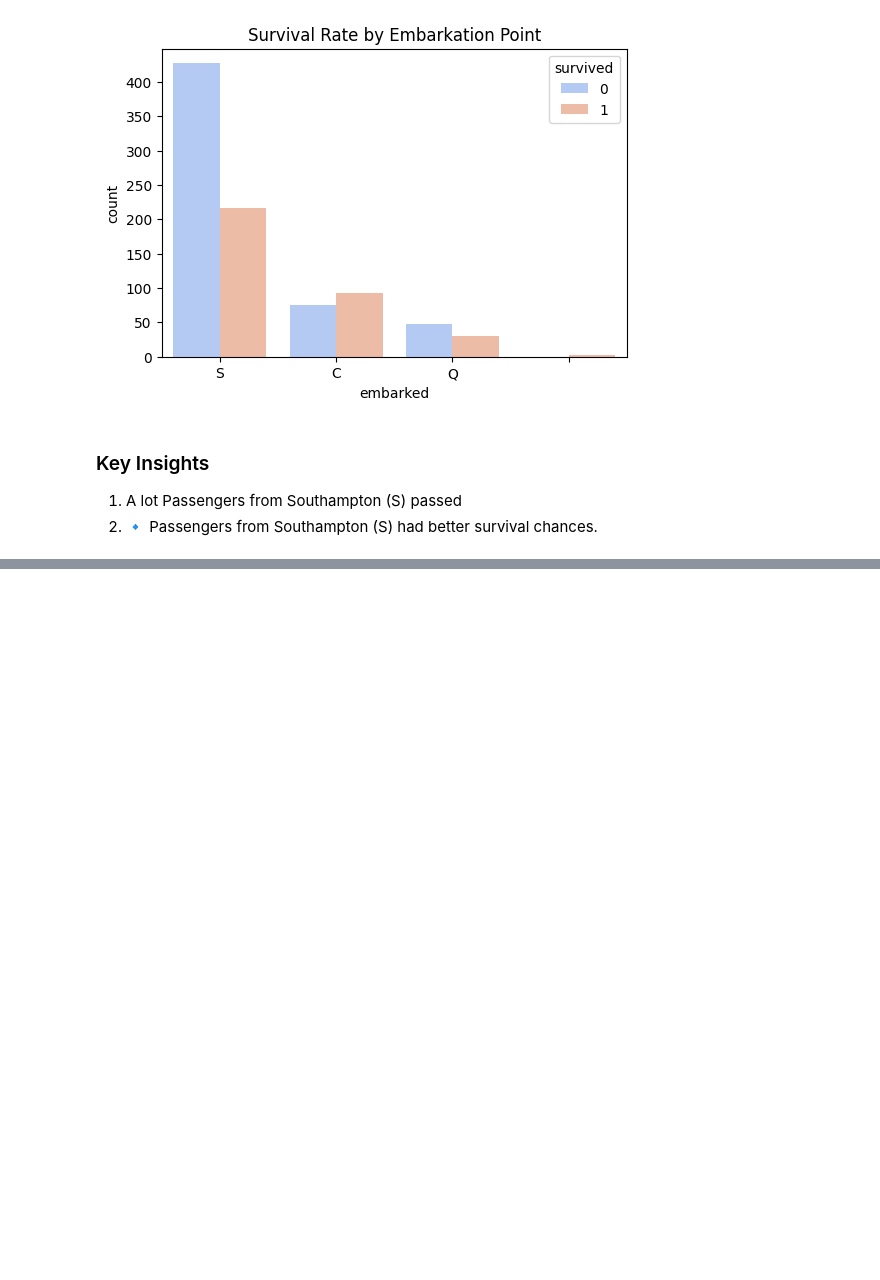
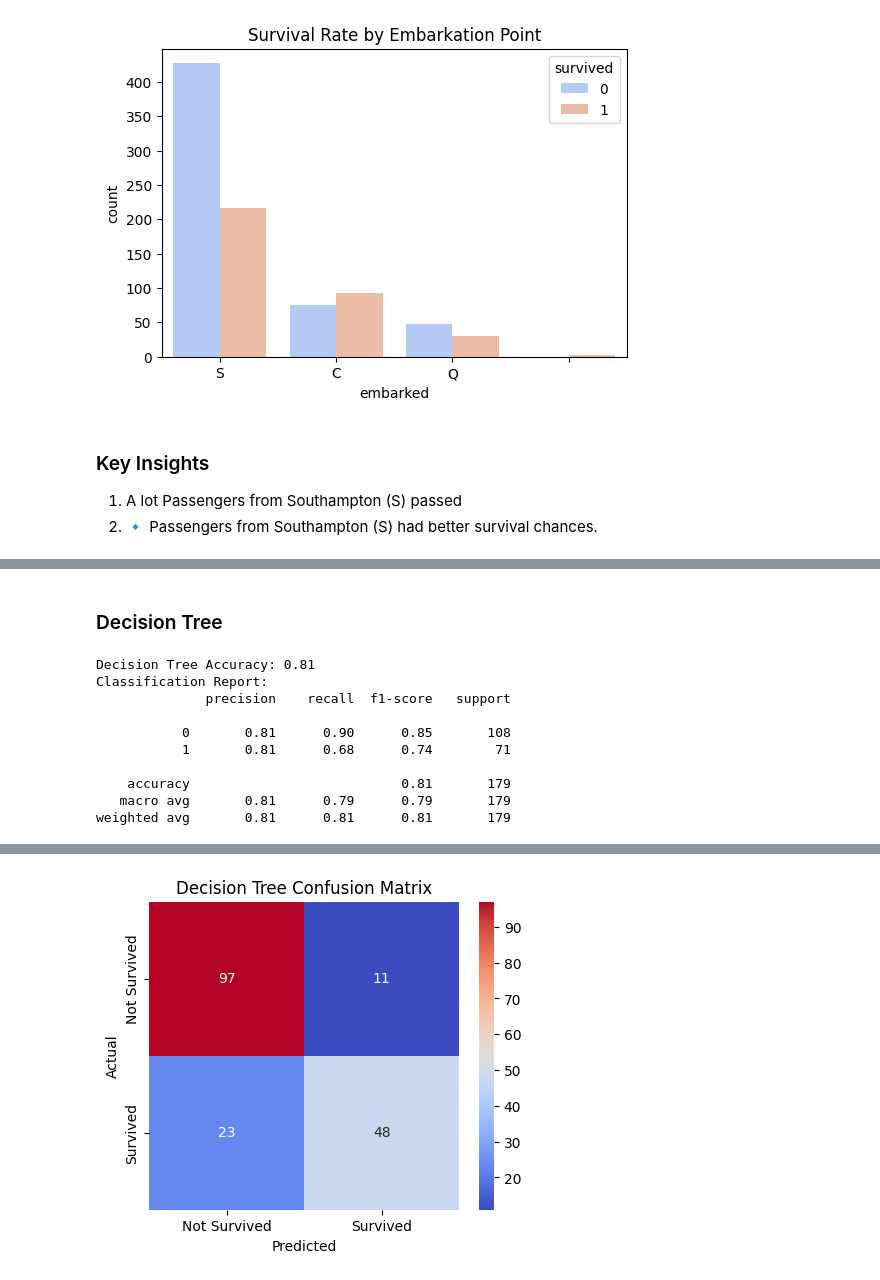
Before and after one commit to Queenzy-Ongeye/TitanicSurvivalAnalysis, a Jupyter notebook: index.ipynb, the cells around one changed output, grey strips where cells are left out. Saved outputs shown, nothing was run; the diff lists cells and outputs as text; code cells hidden in the pictures; blank space fills up the shorter version.

```diff
--- a/index.ipynb
+++ b/index.ipynb
@@ -424,0 +757,37 @@ plt.show()
+# %% [markdown]
+### Decision Tree
+# %%
+# Initialize the Decision Tree model
+dt_model = DecisionTreeClassifier(criterion='gini', max_depth=5, random_state=42)  # You can try max_depth=None for full tree growth
+# Train the model
+dt_model.fit(X_train_smote_scaled, y_train_smote)
+
+# Make predictions
+y_pred_dt = dt_model.predict(X_test_scaled)
+# %%
+# Accuracy
+accuracy_dt = accuracy_score(y_test, y_pred_dt)
+print(f"Decision Tree Accuracy: {accuracy_dt:.2f}")
+
+# Classification Report
+print("Classification Report:")
+print(classification_report(y_test, y_pred_dt))
+
+# Confusion Matrix
+plt.figure(figsize=(5,4))
+sns.heatmap(confusion_matrix(y_test, y_pred_dt), annot=True, fmt='d', cmap='coolwarm', xticklabels=['Not Survived', 'Survived'], yticklabels=['Not Survived', 'Survived'])
+plt.title("Decision Tree Confusion Matrix")
+plt.ylabel("Actual")
+plt.xlabel("Predicted")
+plt.show()
+# %% [output]
+Decision Tree Accuracy: 0.81
+Classification Report:
+              precision    recall  f1-score   support
+
+           0       0.81      0.90      0.85       108
+           1       0.81      0.68      0.74        71
+
+    accuracy                           0.81       179
+   macro avg       0.81      0.79      0.79       179
+weighted avg       0.81      0.81      0.81       179
@@ -424,0 +800 @@ plt.show()
+[figure, added]
```
Also changed, not shown: parts of 41 cells of this notebook.
